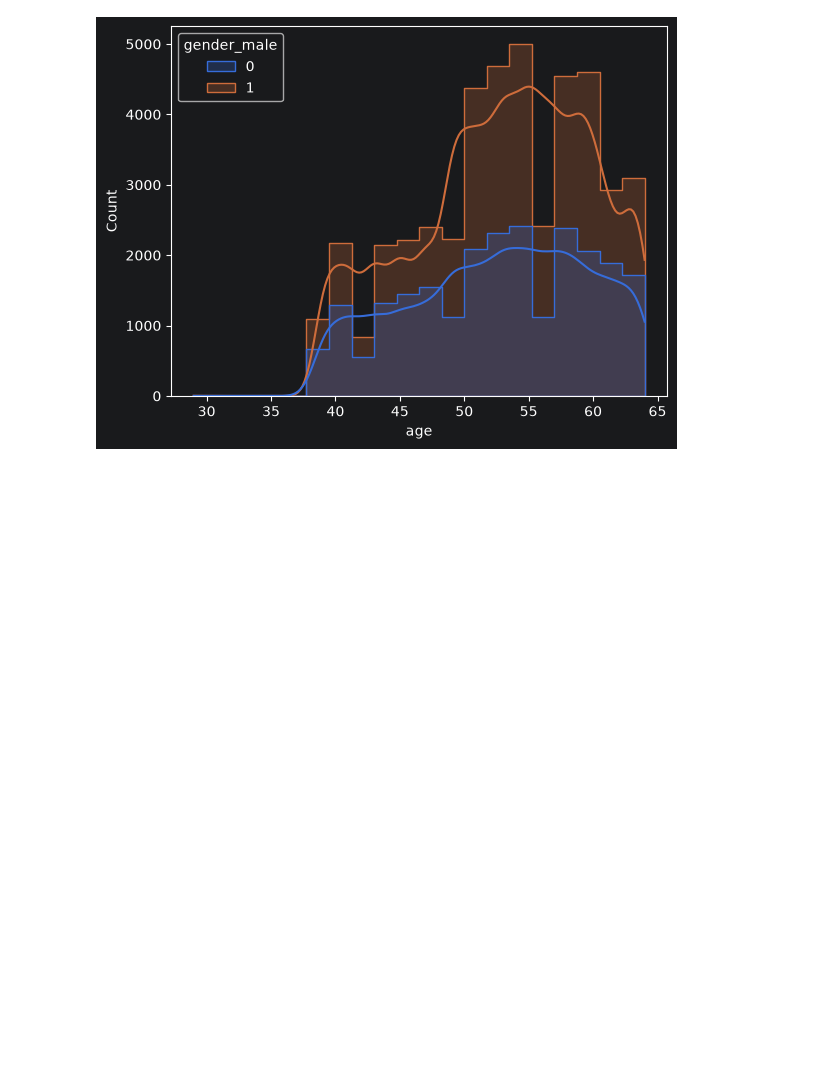
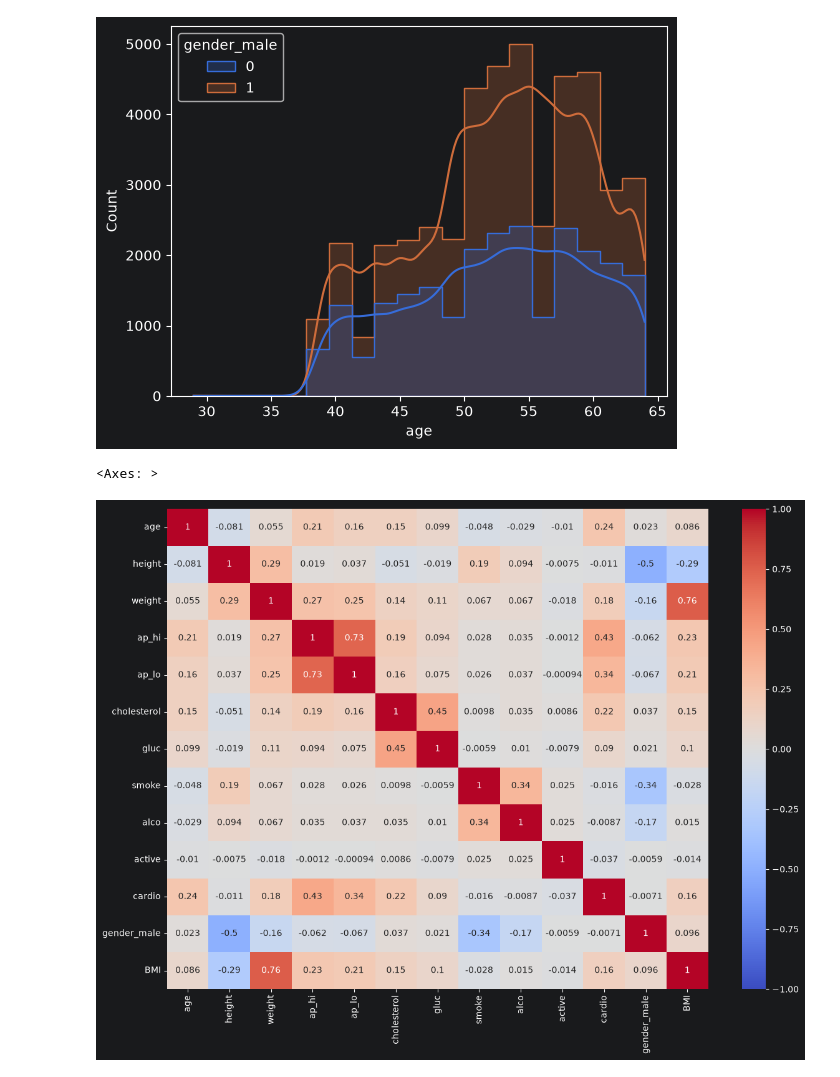
Before and after one commit to KANTIN-FAGN/cardiorisk_project, a Jupyter notebook: notebooks/cardio_train/02_eda.ipynb, the cells around one changed output. Saved outputs shown, nothing was run; the diff lists cells and outputs as text; code cells hidden in the pictures; blank space fills up the shorter version.

```diff
--- a/notebooks/cardio_train/02_eda.ipynb
+++ b/notebooks/cardio_train/02_eda.ipynb
@@ -5,5 +5,5 @@ import matplotlib.pyplot as plt
 # %%
-df = pd.read_csv('../../data/processed/cardio_train.csv', sep=',')
+df = load_dataset('../../data/processed/cardio_train.csv', sep=',')
 print(type(df))
 df.head()
 # %% [output]
@@ -87,3 +88,9 @@ sns.histplot(
 # %% [output]
 <Axes: xlabel='age', ylabel='Count'>
 [figure]
+# %%
+plt.figure(figsize=(14, 10))
+sns.heatmap(data=df.corr(), annot=True, cmap="coolwarm", vmin=-1, vmax=1)
+# %% [output]
+<Axes: >
+[figure, added]
```
Also changed, not shown: parts of 3 cells of this notebook, 3 other files.
